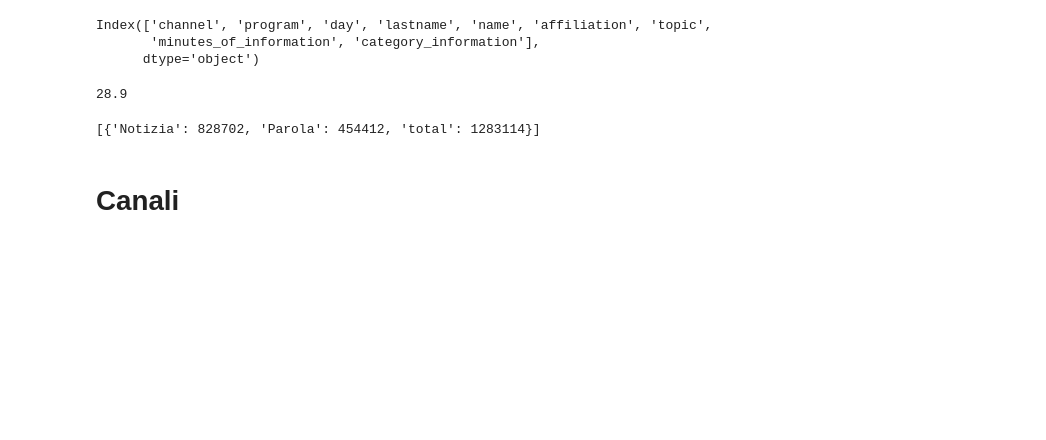
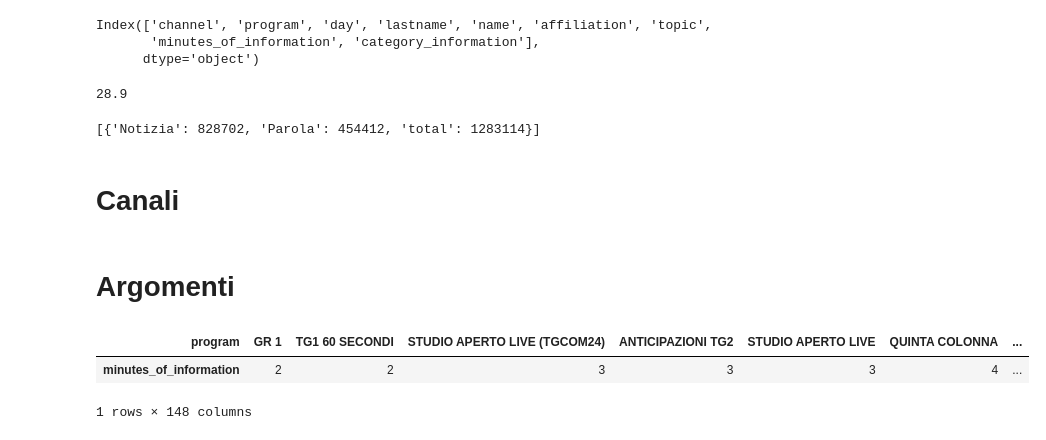
Before and after one commit to g0v-it/agcom, a Jupyter notebook: code/analisi.ipynb, the cells around one changed output. Saved outputs shown, nothing was run; the diff lists cells and outputs as text; code cells hidden in the pictures; blank space fills up the shorter version.

```diff
--- a/code/analisi.ipynb
+++ b/code/analisi.ipynb
@@ -756,3 +756,14 @@ ndata = data[data['channel'] == name]
 programs = ndata.program.unique()
 # %%
 channel_data = {}
+# %% [markdown]
+# Argomenti
+# %%
+ndata = data[data.topic == 'Sport']
+# %%
+ndata.groupby(by="program")[
+    'minutes_of_information'].sum().to_frame().sort_values(by="minutes_of_information", ascending=True).T
+# %% [output]
+| program | GR 1 | TG1 60 SECONDI | STUDIO APERTO LIVE (TGCOM24) | ANTICIPAZIONI TG2 | STUDIO APERTO LIVE | QUINTA COLONNA | ... |
+| minutes_of_information | 2 | 2 | 3 | 3 | 3 | 4 | ... |
+1 rows × 148 columns
```
Also changed, not shown: parts of 2 cells of this notebook, 3 other files.
